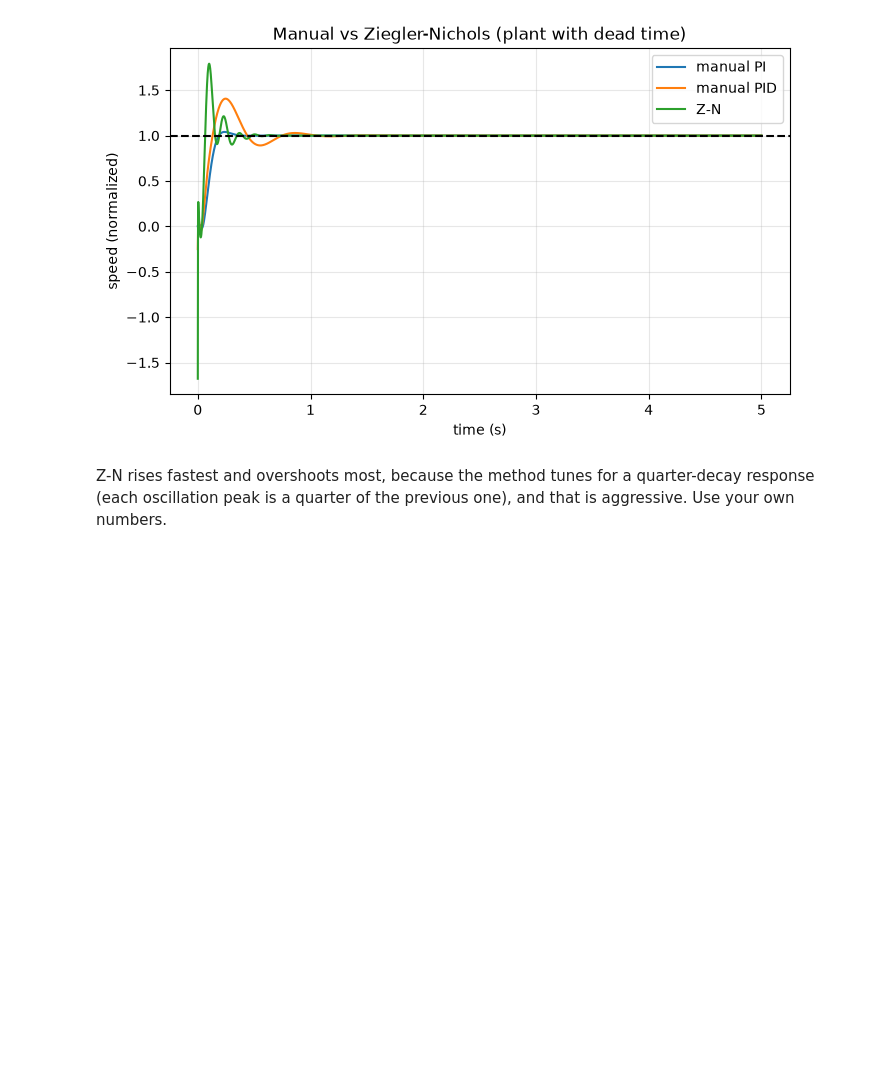
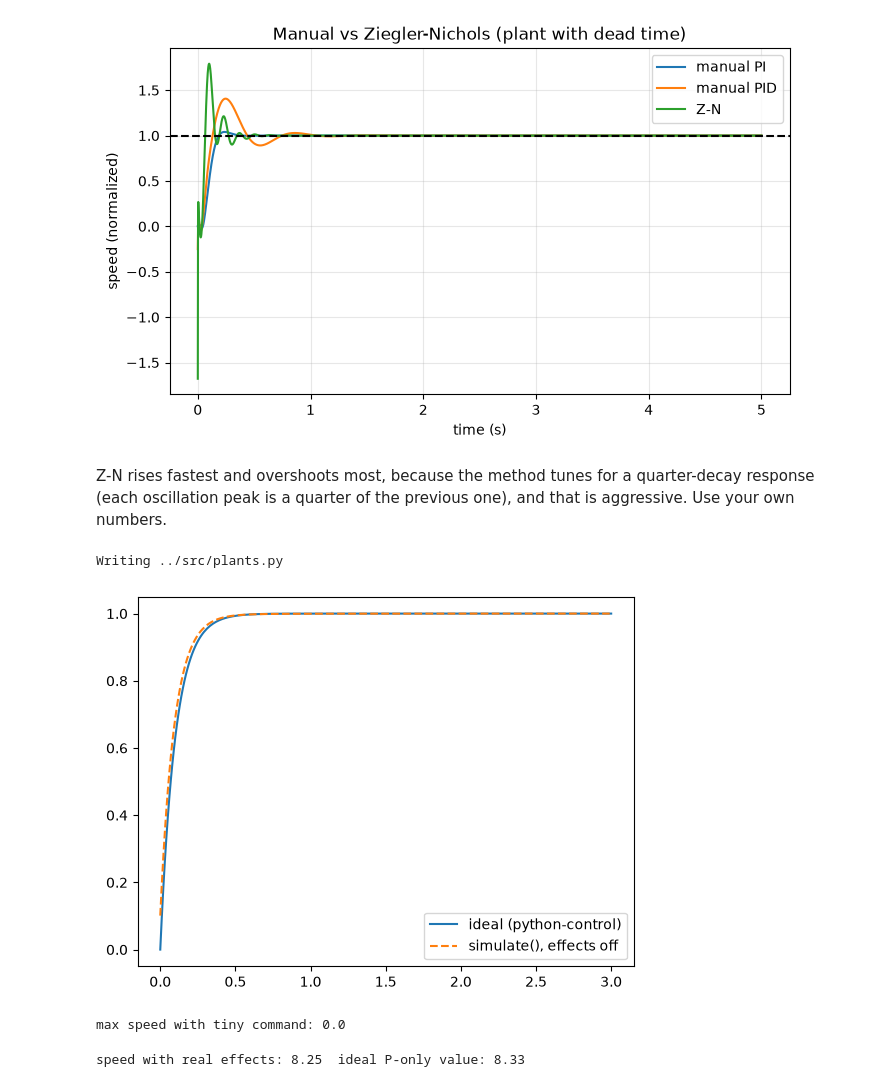
Before and after one commit to MilonClasher/DC-Motor-PID-Simulation, a Jupyter notebook: notebooks/02_tuning_and_realistic_plant.ipynb, the cells around one changed output. Drawn from its saved outputs; the diff is of its cells as text; code cells hidden in the pictures; blank space fills up the shorter version.

Commit message:
Add realistic plant

```diff
--- a/notebooks/02_tuning_and_realistic_plant.ipynb
+++ b/notebooks/02_tuning_and_realistic_plant.ipynb
@@ -77,3 +77,82 @@ Z-N         OS= 79.1%  rise=0.060s  settle=0.458s  sse=0.000
 [figure]
 # %% [markdown]
 Z-N rises fastest and overshoots most, because the method tunes for a quarter-decay response (each oscillation peak is a quarter of the previous one), and that is aggressive. Use your own numbers.
+# %%
+%%writefile ../src/plants.py
+import numpy as np
+
+def simulate(Kp, Ki, Kd, setpoint=10.0, t_end=3.0, K=1.0, tau=0.5, dt=0.01,
+             umax=12.0, dz=1.5, fric=0.5, q=0.05, noise=0.02, delay=True, seed=0):
+    """Closed-loop simulation of a motor with real-world effects.
+    Set umax=np.inf, dz=0, fric=0, q=0, noise=0, delay=False to switch effects off."""
+    rng = np.random.default_rng(seed)
+    n = int(t_end / dt)
+    t = np.arange(n) * dt
+    y = np.zeros(n)                 # true motor speed
+    u_log = np.zeros(n)             # controller output
+    omega = 0.0                     # motor speed state
+    integral = 0.0
+    prev_e = 0.0
+    u_prev = 0.0
+
+    for k in range(n):
+        # --- sensor: noise, then quantization (smallest step the encoder can see)
+        meas = omega + (rng.normal(0, noise) if noise > 0 else 0.0)
+        if q > 0:
+            meas = np.round(meas / q) * q
+
+        # --- controller (discrete PID)
+        e = setpoint - meas
+        integral += e * dt
+        d = 0.0 if k == 0 else (e - prev_e) / dt
+        prev_e = e
+        u = Kp * e + Ki * integral + Kd * d
+        u = np.clip(u, -umax, umax)             # saturation
+        u_log[k] = u
+
+        # --- one-sample delay between controller and motor
+        u_apply = u_prev if delay else u
+        u_prev = u
+
+        # --- deadband and friction (friction simplified as lost drive)
+        if abs(u_apply) < dz:
+            u_eff = 0.0
+        else:
+            u_eff = u_apply - fric * np.sign(u_apply)
+
+        # --- motor dynamics: Euler integration, 10 sub-steps of 1 ms per sample
+        for _ in range(10):
+            omega += (-omega + K * u_eff) / tau * (dt / 10)
+        y[k] = omega
+
+    return t, y, u_log
+# %% [output]
+Writing ../src/plants.py
+# %%
+import importlib, plants
+importlib.reload(plants)
+from plants import simulate
+
+off = dict(umax=np.inf, dz=0, fric=0, q=0, noise=0, delay=False)
+# %%
+# 1. All effects off must match the ideal model
+T = ct.feedback(make_pid(5, 10, 0) * G, 1)
+ti, yi = ct.step_response(T, np.linspace(0, 3, 300))
+t, y, u = simulate(5, 10, 0, **off)
+plt.plot(ti, yi, label="ideal (python-control)")
+plt.plot(t, y / 10, "--", label="simulate(), effects off")
+plt.legend(); plt.show()
+# %% [output]
+[figure, added]
+# %%
+# 2. A command inside the deadband produces no motion
+t, y, u = simulate(0.1, 0, 0, setpoint=10, **{**off, "dz": 1.5})
+print("max speed with tiny command:", y.max())   # Kp*e = 1.0 < 1.5, so expect 0.0
+# %% [output]
+max speed with tiny command: 0.0
+# %%
+# 3. A big command reaches a lower speed than the ideal prediction
+t, y, u = simulate(5, 0, 0, setpoint=10, t_end=3)
+print("speed with real effects:", round(y[-1], 2), " ideal P-only value:", round(10 * 5 / 6, 2))
+# %% [output]
+speed with real effects: 8.25  ideal P-only value: 8.33
```
Also changed, not shown: 1 other file.
